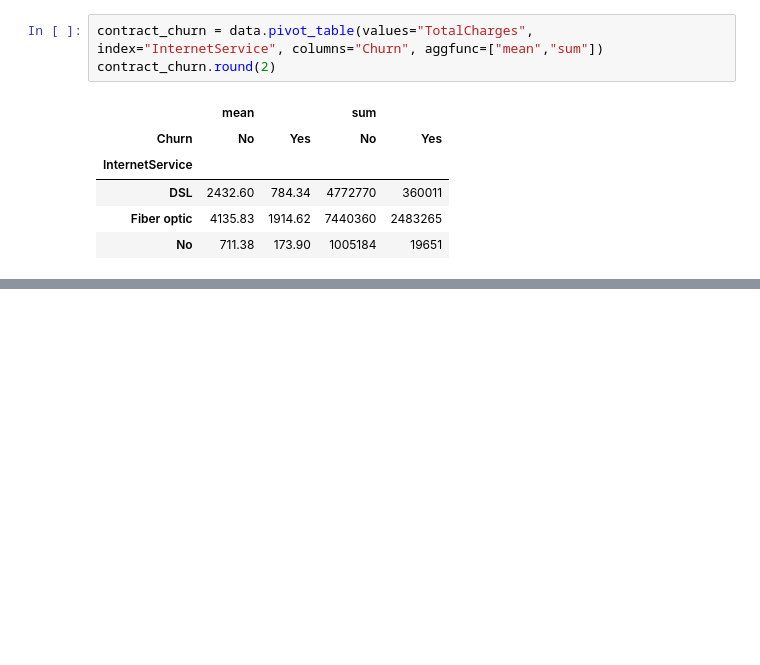
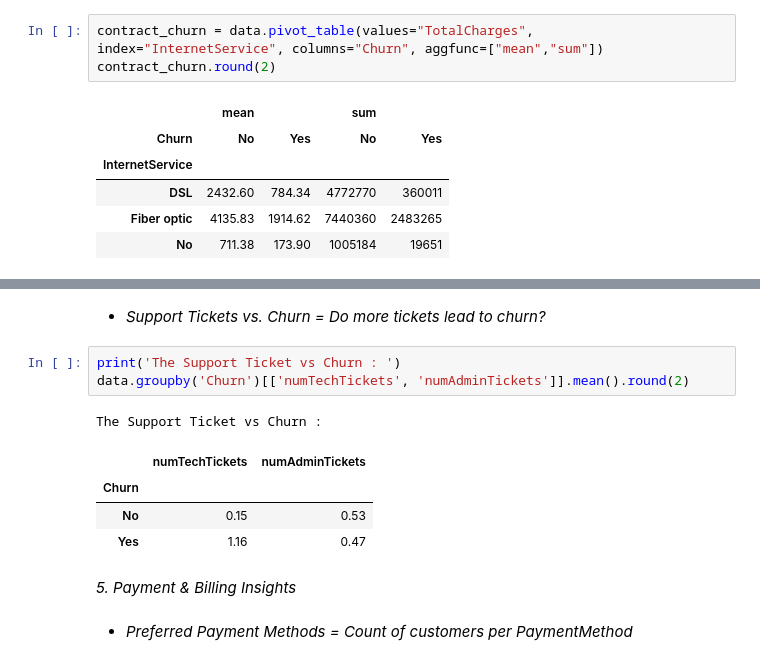
Before and after one commit to PavanGowda547/Customer-Retention, a Jupyter notebook: customer_retention.ipynb, the cells around one changed output, grey strips where cells are left out. Saved outputs shown, nothing was run; the diff lists cells and outputs as text; blank space fills up the shorter version.

```diff
--- a/customer_retention.ipynb
+++ b/customer_retention.ipynb
@@ -204,0 +345,15 @@ contract_churn.round(2)
+# %% [markdown]
+- *Support Tickets vs. Churn = Do more tickets lead to churn?*
+# %%
+print('The Support Ticket vs Churn : ')
+data.groupby('Churn')[['numTechTickets', 'numAdminTickets']].mean().round(2)
+# %% [output]
+The Support Ticket vs Churn :
+|  | numTechTickets | numAdminTickets |
+| Churn |  |  |
+| No | 0.15 | 0.53 |
+| Yes | 1.16 | 0.47 |
+# %% [markdown]
+*5. Payment & Billing Insights*
+# %% [markdown]
+- *Preferred Payment Methods = Count of customers per PaymentMethod*
```
Also changed, not shown: parts of 31 cells of this notebook.
